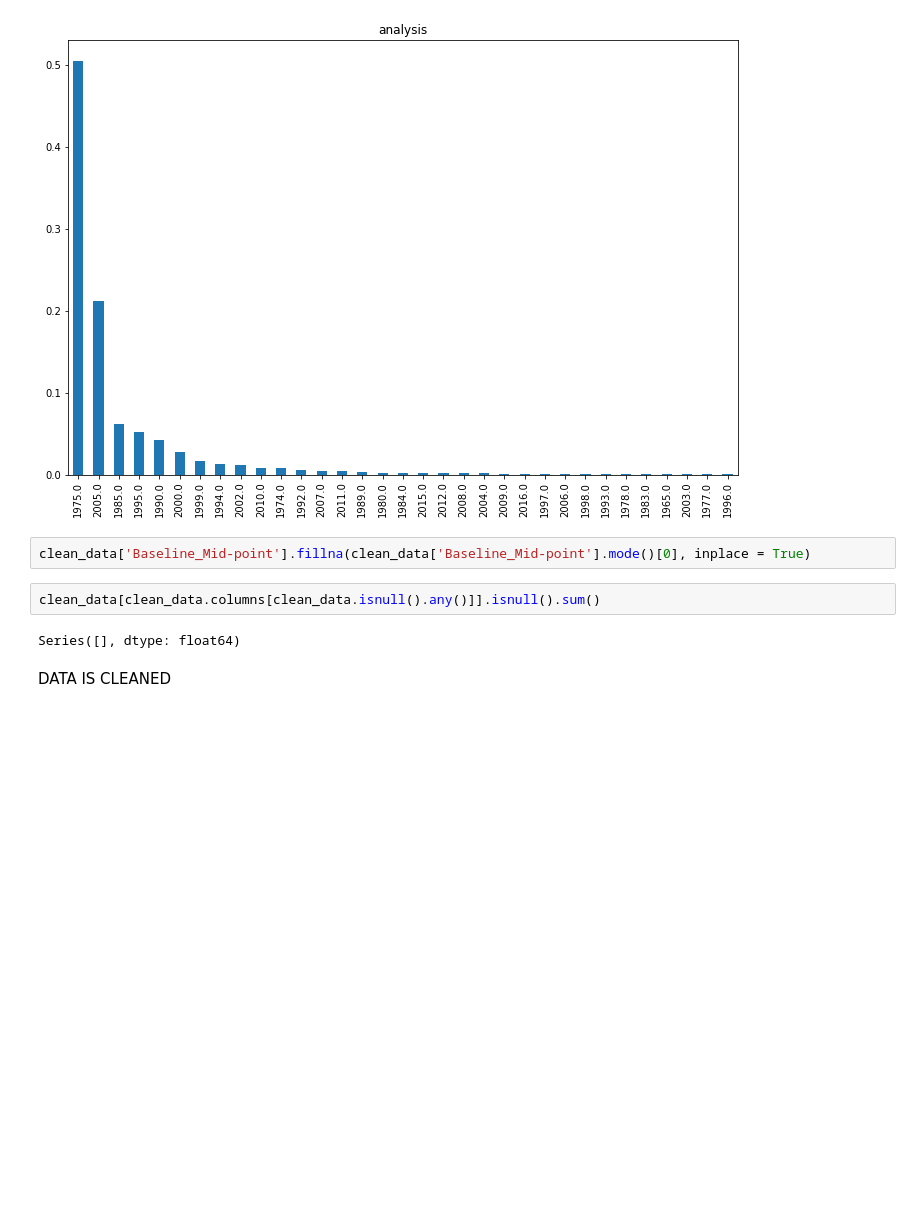
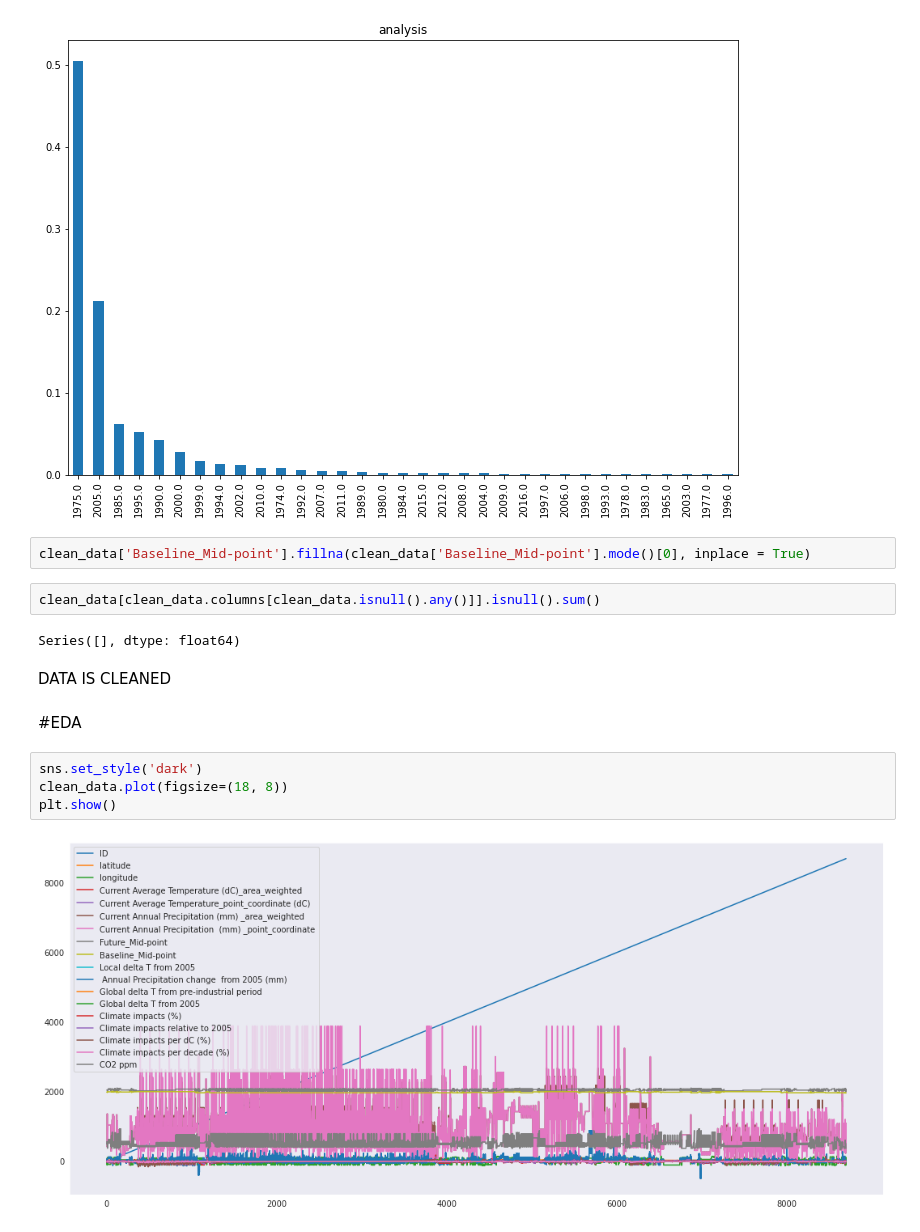
Before and after one commit to helloitsdaksh/Minor-Project, a Jupyter notebook: Minor_Project.ipynb, the cells around one changed output. Cells and saved outputs as stored; diff of their text form; blank space fills up the shorter version.

```diff
--- a/Minor_Project.ipynb
+++ b/Minor_Project.ipynb
@@ -139,3 +141,11 @@ clean_data[clean_data.columns[clean_data.isnull().any()]].isnull().sum()
 Series([], dtype: float64)
 # %% [markdown]
 DATA IS CLEANED
+# %% [markdown]
+#EDA
+# %%
+sns.set_style('dark')
+clean_data.plot(figsize=(18, 8))
+plt.show()
+# %% [output]
+[figure, added]
```
Also changed, not shown: parts of 4 cells of this notebook.
